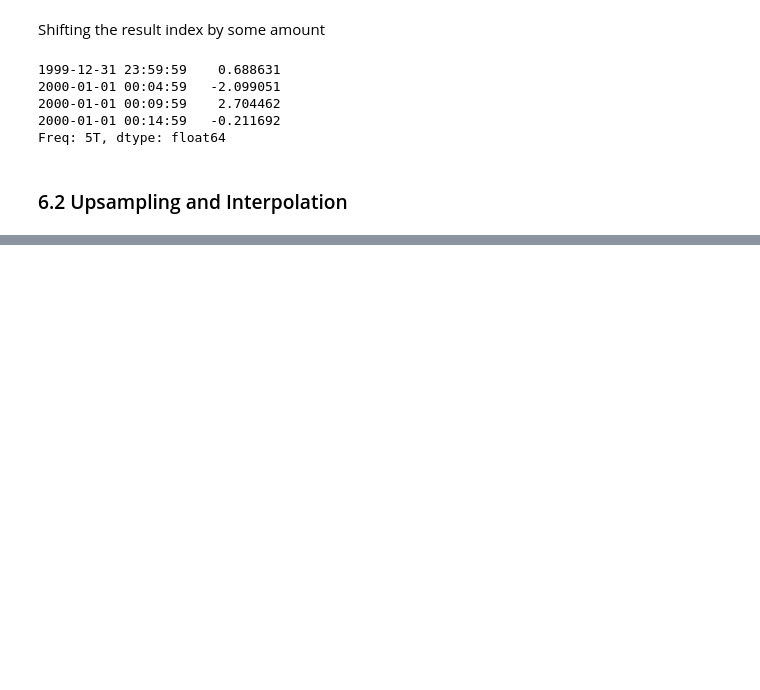
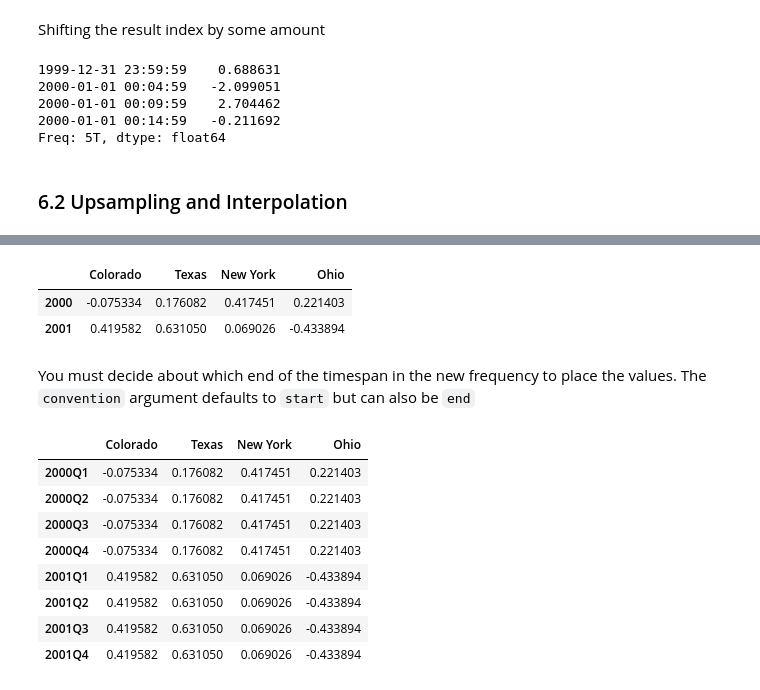
Before and after one commit to Gakun/python_for_data_analysis, a Jupyter notebook: CH11 - Time Series.ipynb, the cells around one changed output, grey strips where cells are left out. Saved outputs shown, nothing was run; the diff lists cells and outputs as text; code cells hidden in the pictures; blank space fills up the shorter version.

```diff
--- a/CH11 - Time Series.ipynb
+++ b/CH11 - Time Series.ipynb
@@ -1206,0 +1285,22 @@ Freq: 5T, dtype: float64
+# %%
+annual_frame = frame.resample('A-DEC').mean()
+# %%
+annual_frame
+# %% [output]
+|  | Colorado | Texas | New York | Ohio |
+| 2000 | -0.075334 | 0.176082 | 0.417451 | 0.221403 |
+| 2001 | 0.419582 | 0.631050 | 0.069026 | -0.433894 |
+# %% [markdown]
+You must decide about which end of the timespan in the new frequency to place the values. The `convention` argument defaults to `start` but can also be `end`
+# %%
+annual_frame.resample('Q-DEC').ffill()
+# %% [output]
+|  | Colorado | Texas | New York | Ohio |
+| 2000Q1 | -0.075334 | 0.176082 | 0.417451 | 0.221403 |
+| 2000Q2 | -0.075334 | 0.176082 | 0.417451 | 0.221403 |
+| 2000Q3 | -0.075334 | 0.176082 | 0.417451 | 0.221403 |
+| 2000Q4 | -0.075334 | 0.176082 | 0.417451 | 0.221403 |
+| 2001Q1 | 0.419582 | 0.631050 | 0.069026 | -0.433894 |
+| 2001Q2 | 0.419582 | 0.631050 | 0.069026 | -0.433894 |
+| 2001Q3 | 0.419582 | 0.631050 | 0.069026 | -0.433894 |
+| 2001Q4 | 0.419582 | 0.631050 | 0.069026 | -0.433894 |
```
Also changed, not shown: parts of 67 cells of this notebook, 2 other files.
